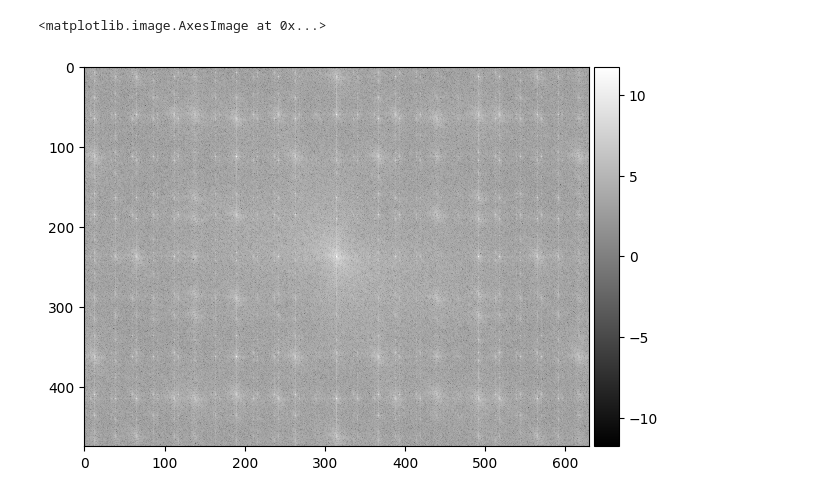
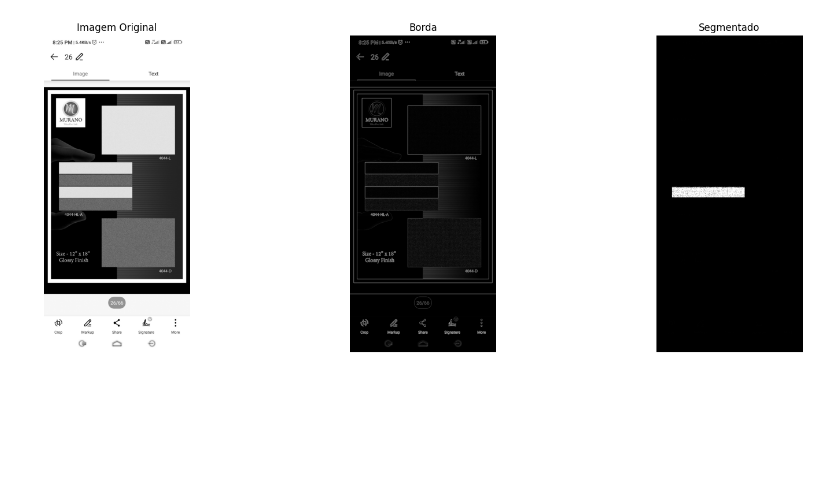
Before and after one commit to Jayzeferino/PDI, a Jupyter notebook: TRabalhoPDI.ipynb, the cells around one changed output. Drawn from its saved outputs; the diff is of its cells as text; code cells hidden in the pictures; blank space fills up the shorter version.

Commit message:
tentativa de segmentar a imagem

```diff
--- a/TRabalhoPDI.ipynb
+++ b/TRabalhoPDI.ipynb
@@ -66,37 +84,99 @@ Saída: Múltiplas imagens de tiles de porcelanato individuais.
 Este processo, sem o uso de bibliotecas como OpenCV, exige uma implementação mais "manual" dos algoritmos de processamento de imagem, mas segue os princípios fundamentais da visão computacional para atingir seu objetivo. A parte mais desafiadora será a implementação eficiente dos operadores de borda, operações morfológicas e técnicas de segmentação a partir do zero.
 # %%
 import numpy as np
-from skimage import io
+from skimage import io, color, exposure, img_as_bool,filters
+from skimage.segmentation import flood_fill
 from skimage.color import rgb2gray
 from skimage.util import img_as_ubyte
+from scipy.signal import convolve2d
 import math
 from skimage.draw import disk
+import matplotlib.pyplot as plt
+
 
 def butterworth(shape,d0,n):
   H=np.zeros(shape)
   for u in range(shape[0]):
     for v in range(shape[1]):
       D_uv=np.sqrt( (u-shape[0]/2)**2 + (v-shape[1]/2)**2 )
       H[u,v] = 1/ (1+ (D_uv/d0 )**(2*n))
   return H
 
-img= io.imread('moon.png',as_gray=True)
-f=np.fft.fft2(img)
-f_s=np.fft.fftshift(f)
+img= io.imread('inbound7032073533058753026.jpg',as_gray=True)
+
+# equalized_image = exposure.equalize_hist(imgMskd)
+
+sobelFilterN1 = np.array([
+    [-1,-2,-1],
+    [0,0,0],
+    [1,2,1]
+])
+
+sobelFilterN2 = np.array([
+    [-1,0,1],
+    [-2,0,2],
+    [-1,0,1]
+])
+
+n1 = convolve2d(img,sobelFilterN1, mode='same', boundary='symm')
+n2 = convolve2d(img,sobelFilterN2, mode='same', boundary='symm')
+
+gradiente = np.sqrt(n1**2 + n2**2)
+# f=np.fft.fft2(img)
+# f_s=np.fft.fftshift(f)
 
 
 #Apenas para exibir
-temp= np.log(abs(f_s))
-io.imshow(temp, cmap="gray")
+# temp= np.log(abs(f_s))
+# io.imshow(img, cmap="gray")
+# io.imshow(equalized_image, cmap="gray")
+
+# 2. Escolher um ponto semente (seed point)
+altura, largura = gradiente.shape[:2] # Pega apenas altura e largura, ignorando canais se houver
+
+# Calcule as coordenadas do centro (arredondando para o inteiro mais próximo)
+center_y = int(np.round(altura / 2)) # Coordenada Y (linha)
+center_x = int(np.round(largura / 2)) # Coordenada X (coluna)
+seed_point = (center_y, center_x) # Centro
+
+
+# 3. Aplicar flood_fill
+# O argumento `tolerance` define o quão diferentes os pixels podem ser do valor original do seed_point
+# para serem incluídos na região.
+# `new_value` é o valor com o qual a região segmentada será preenchida.
+segmented_image_fill = flood_fill(gradiente, seed_point, new_value=255, tolerance=0.1)
+
+
+fig, axes = plt.subplots(1, 3, figsize=(18, 6))
+ax = axes.ravel()
+
+ax[0].imshow(img,cmap='gray')
+ax[0].set_title("Imagem Original")
+ax[0].axis('off')
+
+ax[1].imshow(gradiente, cmap='gray')
+ax[1].set_title("Borda")
+ax[1].axis('off')
+
+
+ax[2].imshow(segmented_image_fill,cmap='gray')
+ax[2].set_title("Segmentado")
+ax[2].axis('off')
+# ax[1].imshow(equalized_image, cmap='gray')
+# ax[1].set_title("Histograma Equalizado")
+# ax[1].axis('off')
+
+plt.tight_layout()
+plt.show()
+
 
 # #ideal passa baixa
 # mask = np.zeros(img.shape,dtype=np.ubyte)
 # rr,cc=disk((img.shape[0]/2,img.shape[1]/2),30,shape=img.shape)
 # mask[rr,cc]=255
 # filtered=f_s*temp
 # filtered_unshift= np.fft.ifftshift(filtered)
 # space_f= np.abs(np.fft.ifft2(filtered_unshift))
 # io.imshow(temp, cmap="gray")
 # %% [output]
-<matplotlib.image.AxesImage at 0x...>
-[figure, old version]
+[figure, new version]
```
Also changed, not shown: parts of 1 cell of this notebook.
